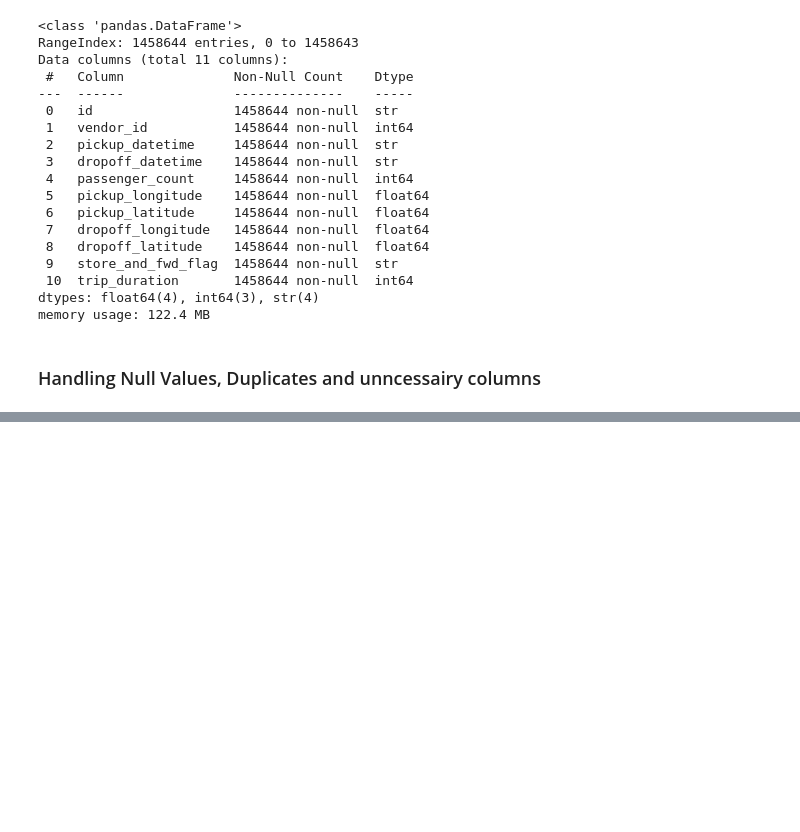
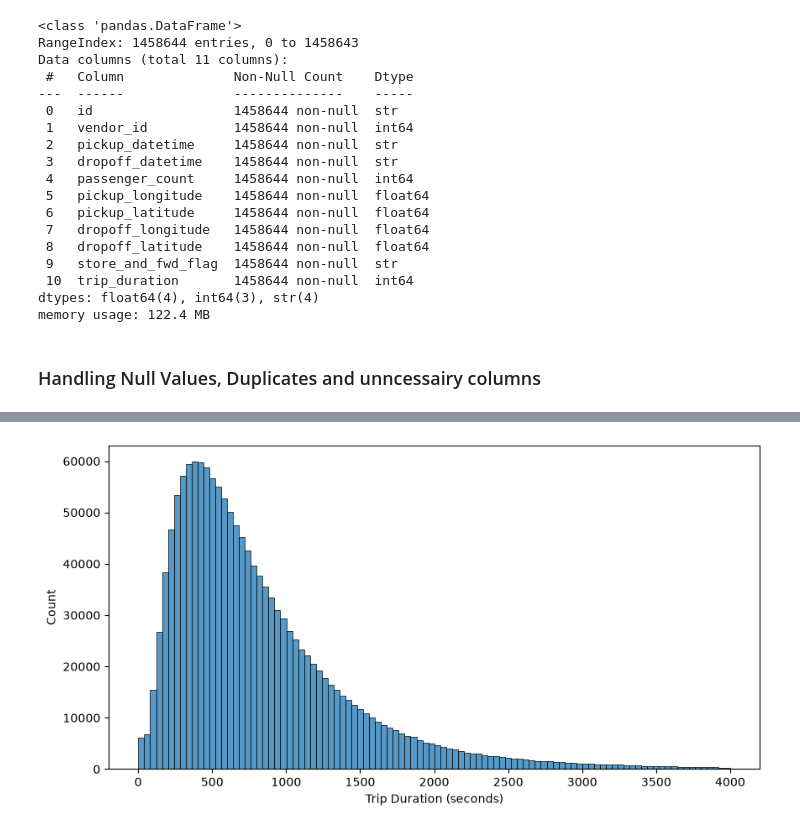
Before and after one commit to Ameddah-Mohamed/NYC-Taxi-Trip-Duration, a Jupyter notebook: main.ipynb, the cells around one changed output, grey strips where cells are left out. Saved outputs shown, nothing was run; the diff lists cells and outputs as text; code cells hidden in the pictures; blank space fills up the shorter version.

```diff
--- a/main.ipynb
+++ b/main.ipynb
@@ -89,0 +191,9 @@ print(df.duplicated().sum())
+# %%
+df =df[df["trip_duration"] <= 4000]
+# %%
+plt.figure(figsize=(10, 5))
+sns.histplot(df["trip_duration"], bins=100)
+plt.xlabel("Trip Duration (seconds)")
+plt.show()
+# %% [output]
+[figure, added]
```
Also changed, not shown: parts of 13 cells of this notebook.
